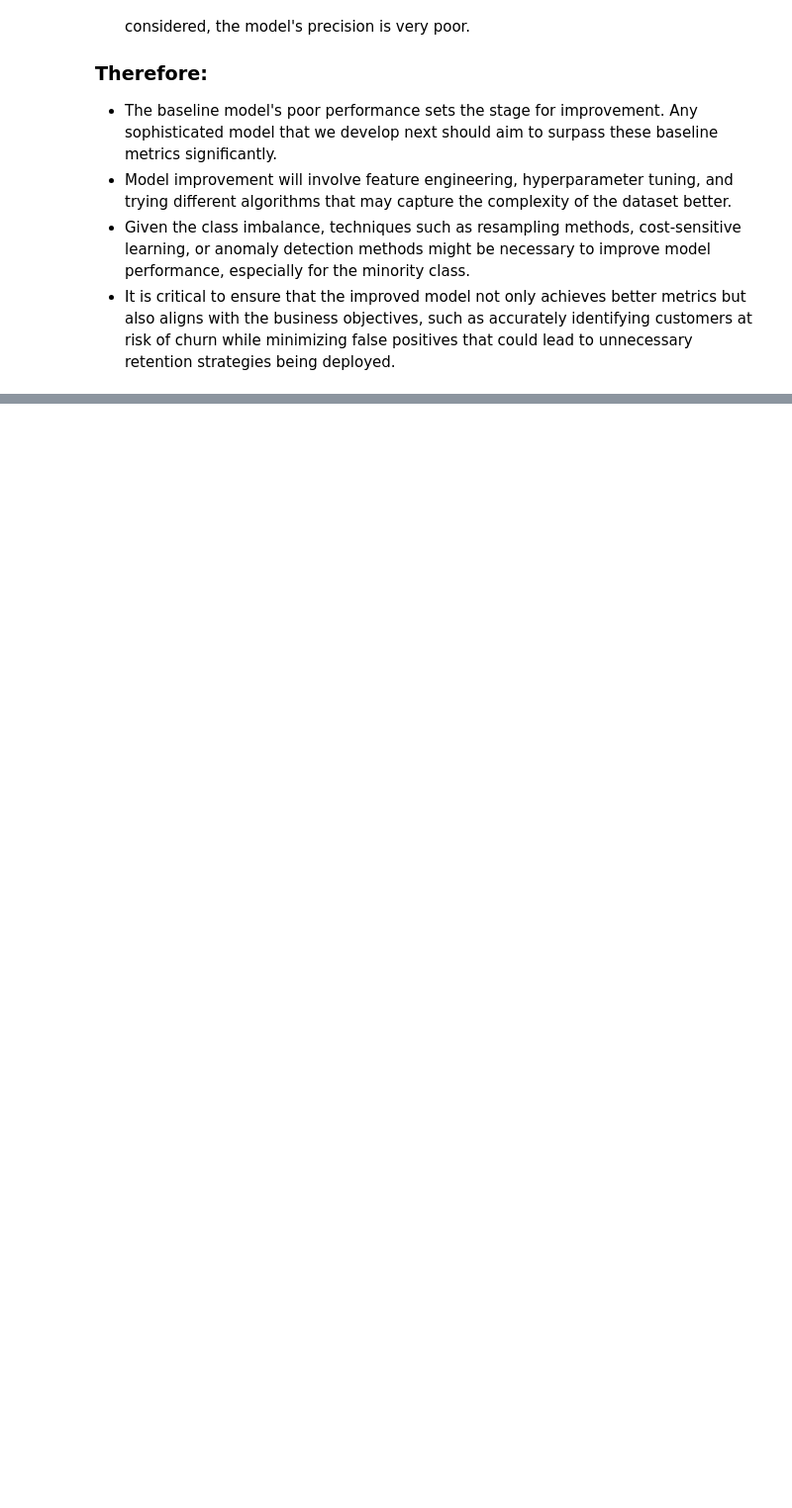
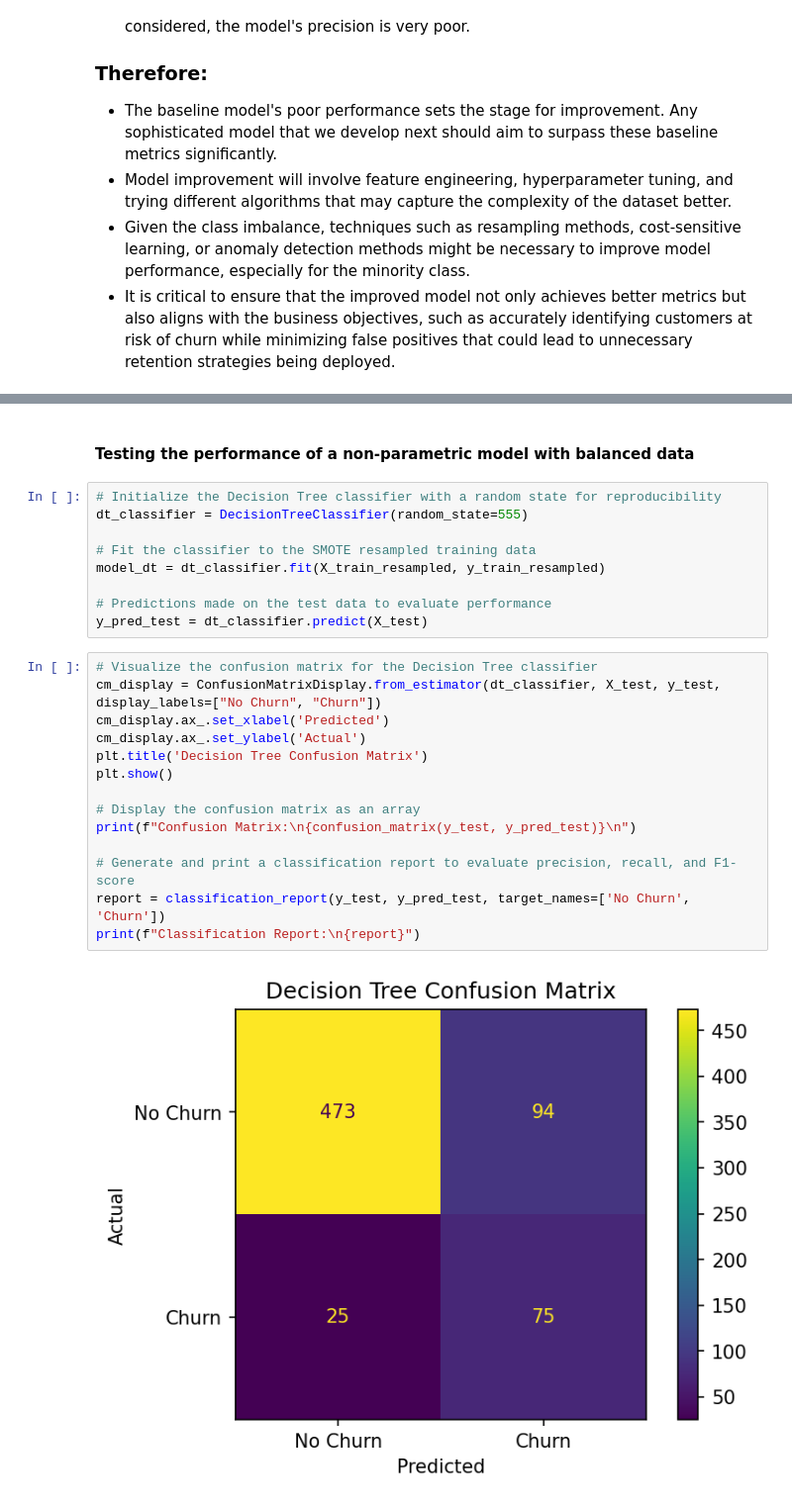
Before and after one commit to KPaul404/DSC_Phase_3_Project, a Jupyter notebook: index.ipynb, the cells around one changed output, grey strips where cells are left out. Shown at 99% size. Drawn from its saved outputs; the diff is of its cells as text; blank space fills up the shorter version.

```diff
--- a/index.ipynb
+++ b/index.ipynb
@@ -809,0 +1091,27 @@ plot_roc_curve(y_test, y_scores_dummy, model_name='Dummy Model')
+# %% [markdown]
+#### Testing the performance of a non-parametric model with balanced data
+# %%
+# Initialize the Decision Tree classifier with a random state for reproducibility
+dt_classifier = DecisionTreeClassifier(random_state=555)
+
+# Fit the classifier to the SMOTE resampled training data
+model_dt = dt_classifier.fit(X_train_resampled, y_train_resampled)
+
+# Predictions made on the test data to evaluate performance
+y_pred_test = dt_classifier.predict(X_test)
+# %%
+# Visualize the confusion matrix for the Decision Tree classifier
+cm_display = ConfusionMatrixDisplay.from_estimator(dt_classifier, X_test, y_test, display_labels=["No Churn", "Churn"])
+cm_display.ax_.set_xlabel('Predicted')
+cm_display.ax_.set_ylabel('Actual')
+plt.title('Decision Tree Confusion Matrix')
+plt.show()
+
+# Display the confusion matrix as an array
+print(f"Confusion Matrix:\n{confusion_matrix(y_test, y_pred_test)}\n")
+
+# Generate and print a classification report to evaluate precision, recall, and F1-score
+report = classification_report(y_test, y_pred_test, target_names=['No Churn', 'Churn'])
+print(f"Classification Report:\n{report}")
+# %% [output]
+[figure, added]
```
Also changed, not shown: parts of 39 cells of this notebook.
